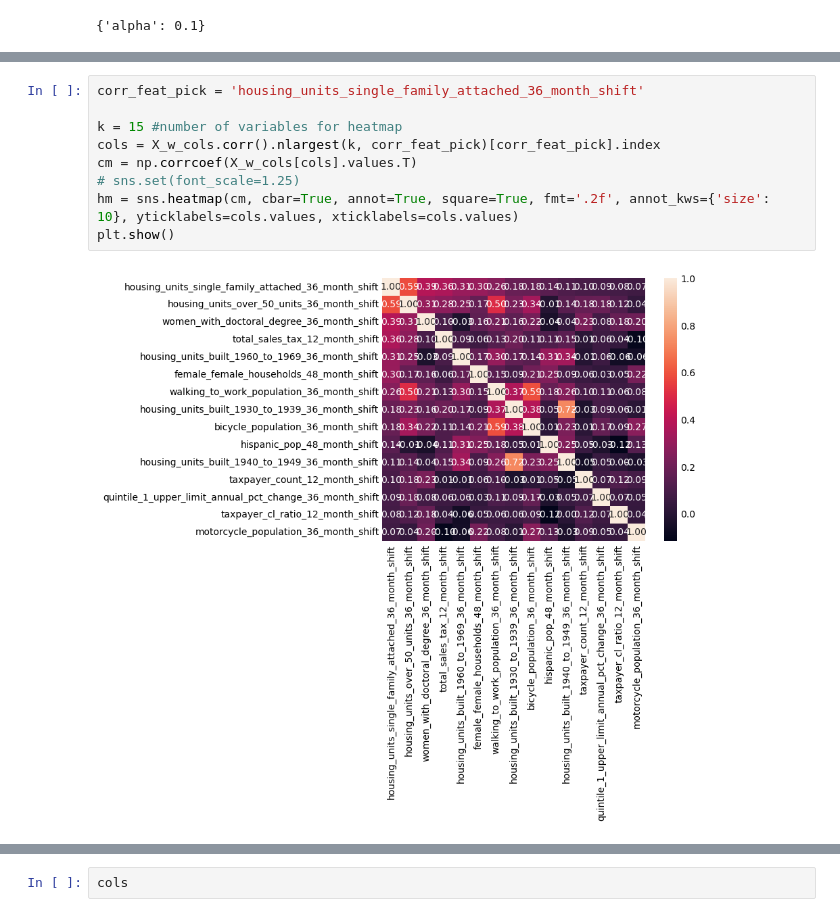
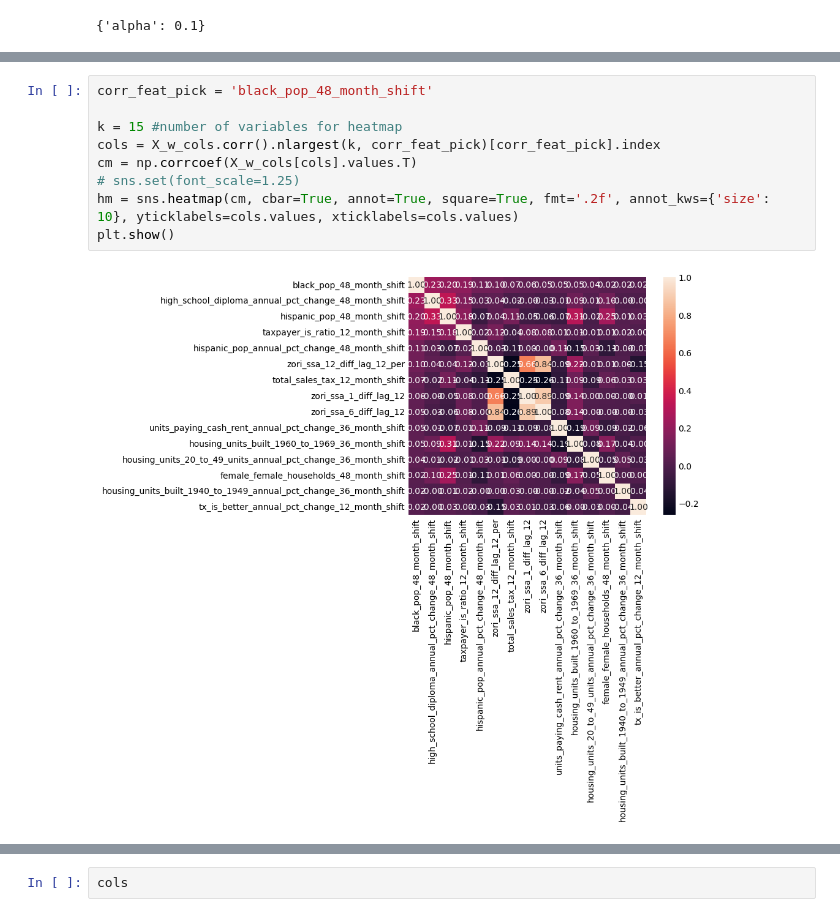
Before and after one commit to HaydenWarren/zri-forecast, a Jupyter notebook: hayden/lasso_all_selected_features.ipynb, the cells around one changed output, grey strips where cells are left out. Cells and saved outputs as stored; diff of their text form.

```diff
--- a/hayden/lasso_all_selected_features.ipynb
+++ b/hayden/lasso_all_selected_features.ipynb
@@ -348,14 +449,14 @@ vif.merge(coef_df,how='left',left_on='features',right_on='features').sort_values
 # %%
-corr_feat_pick = 'housing_units_single_family_attached_36_month_shift'
+corr_feat_pick = 'black_pop_48_month_shift'
 
 k = 15 #number of variables for heatmap
 cols = X_w_cols.corr().nlargest(k, corr_feat_pick)[corr_feat_pick].index
 cm = np.corrcoef(X_w_cols[cols].values.T)
 # sns.set(font_scale=1.25)
 hm = sns.heatmap(cm, cbar=True, annot=True, square=True, fmt='.2f', annot_kws={'size': 10}, yticklabels=cols.values, xticklabels=cols.values)
 plt.show()
 # %% [output]
-[figure, old version]
+[figure, new version]
 # %%
 cols
 # %% [output]
```
Also changed, not shown: parts of 13 cells of this notebook, 3 other files.
